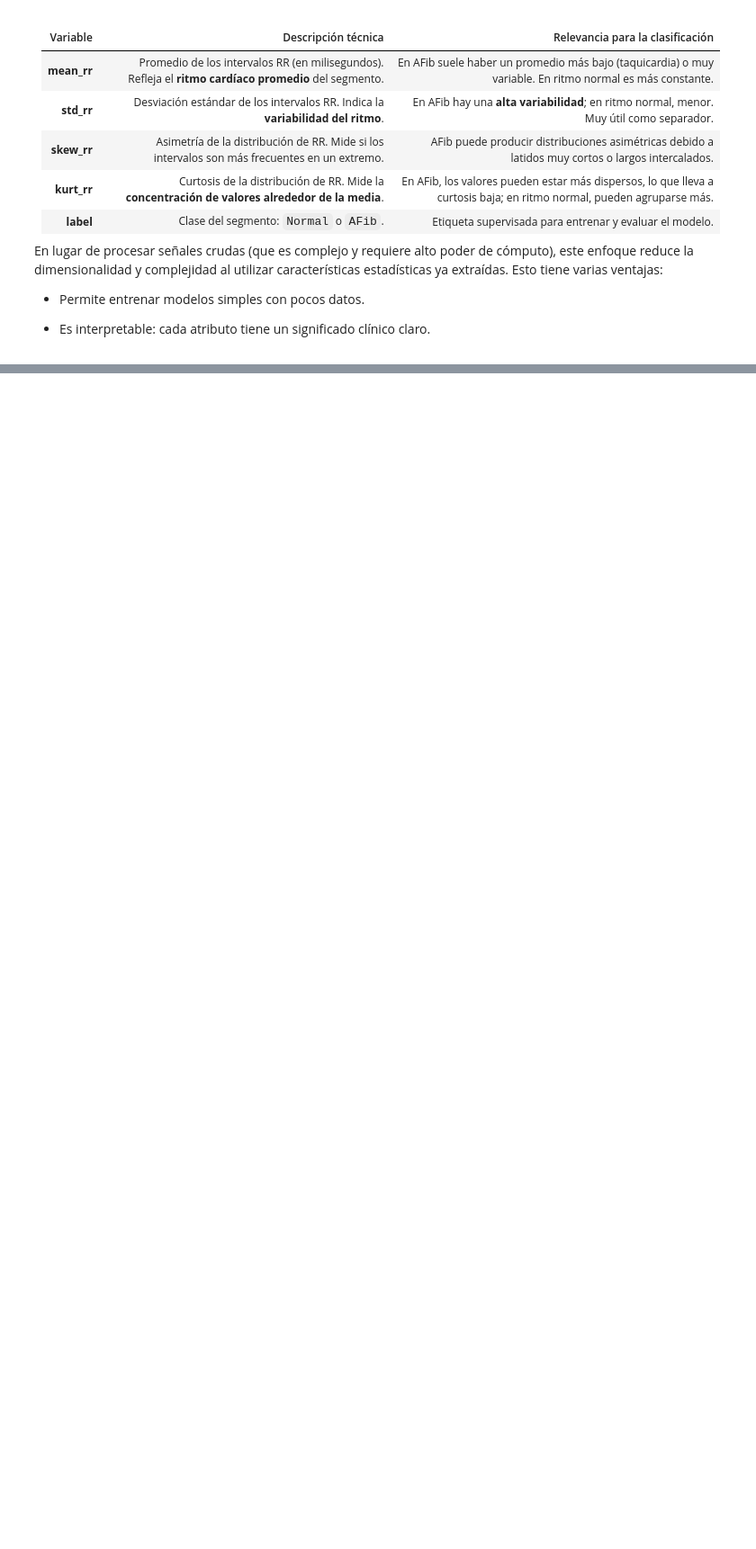
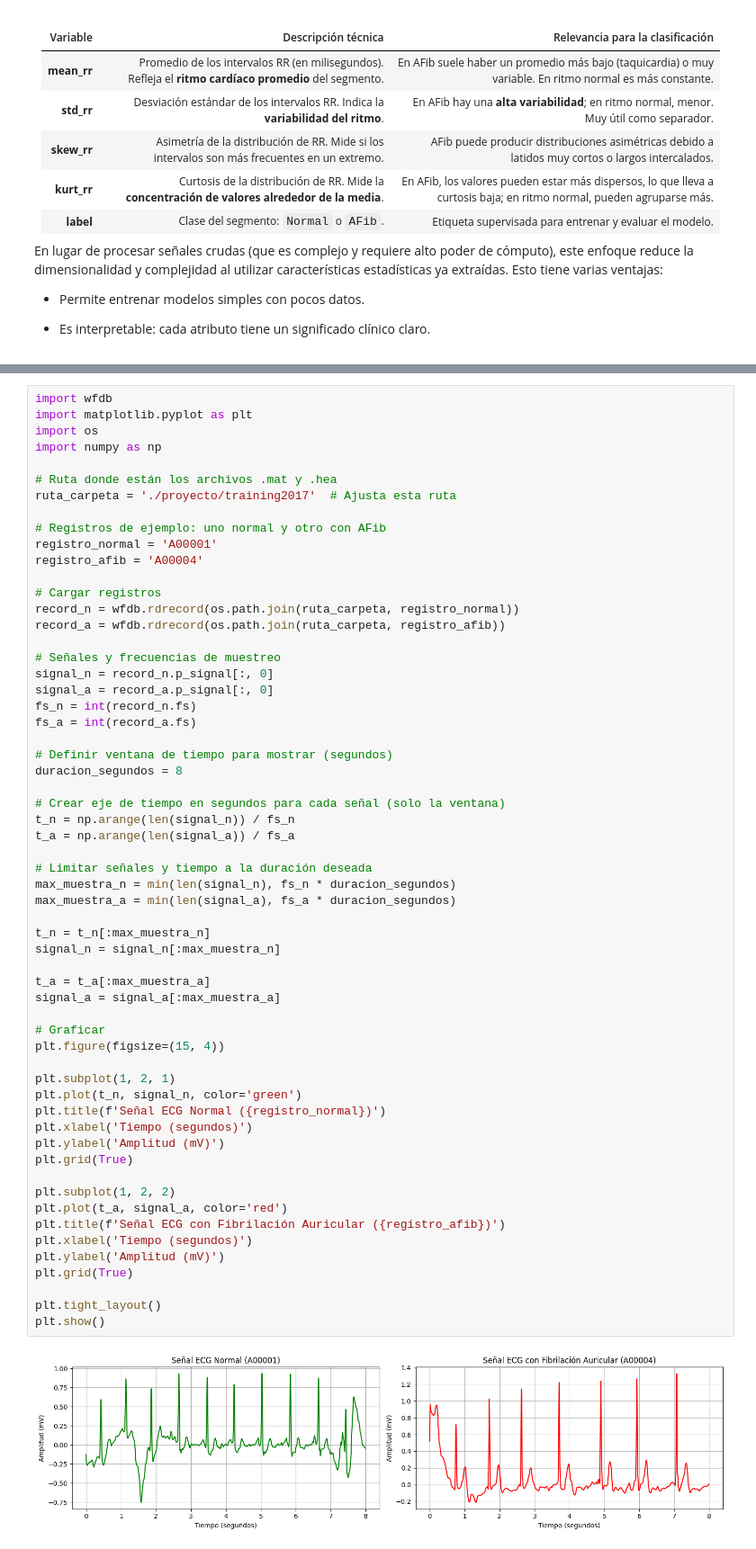
Before and after one commit to urzuaf/machine-learning, a Jupyter notebook: ProyectoML.ipynb, the cells around one changed output, grey strips where cells are left out. Shown at 90% size. Cells and saved outputs as stored; diff of their text form; blank space fills up the shorter version.

```diff
--- a/ProyectoML.ipynb
+++ b/ProyectoML.ipynb
@@ -37,0 +40,61 @@ En lugar de procesar señales crudas (que es complejo y requiere alto poder de c
+# %%
+import wfdb
+import matplotlib.pyplot as plt
+import os
+import numpy as np
+
+# Ruta donde están los archivos .mat y .hea
+ruta_carpeta = './proyecto/training2017'  # Ajusta esta ruta
+
+# Registros de ejemplo: uno normal y otro con AFib
+registro_normal = 'A00001'
+registro_afib = 'A00004'
+
+# Cargar registros
+record_n = wfdb.rdrecord(os.path.join(ruta_carpeta, registro_normal))
+record_a = wfdb.rdrecord(os.path.join(ruta_carpeta, registro_afib))
+
+# Señales y frecuencias de muestreo
+signal_n = record_n.p_signal[:, 0]
+signal_a = record_a.p_signal[:, 0]
+fs_n = int(record_n.fs)
+fs_a = int(record_a.fs)
+
+# Definir ventana de tiempo para mostrar (segundos)
+duracion_segundos = 8
+
+# Crear eje de tiempo en segundos para cada señal (solo la ventana)
+t_n = np.arange(len(signal_n)) / fs_n
+t_a = np.arange(len(signal_a)) / fs_a
+
+# Limitar señales y tiempo a la duración deseada
+max_muestra_n = min(len(signal_n), fs_n * duracion_segundos)
+max_muestra_a = min(len(signal_a), fs_a * duracion_segundos)
+
+t_n = t_n[:max_muestra_n]
+signal_n = signal_n[:max_muestra_n]
+
+t_a = t_a[:max_muestra_a]
+signal_a = signal_a[:max_muestra_a]
+
+# Graficar
+plt.figure(figsize=(15, 4))
+
+plt.subplot(1, 2, 1)
+plt.plot(t_n, signal_n, color='green')
+plt.title(f'Señal ECG Normal ({registro_normal})')
+plt.xlabel('Tiempo (segundos)')
+plt.ylabel('Amplitud (mV)')
+plt.grid(True)
+
+plt.subplot(1, 2, 2)
+plt.plot(t_a, signal_a, color='red')
+plt.title(f'Señal ECG con Fibrilación Auricular ({registro_afib})')
+plt.xlabel('Tiempo (segundos)')
+plt.ylabel('Amplitud (mV)')
+plt.grid(True)
+
+plt.tight_layout()
+plt.show()
+# %% [output]
+[figure, added]
```
Also changed, not shown: parts of 10 cells of this notebook, 5 other files.
